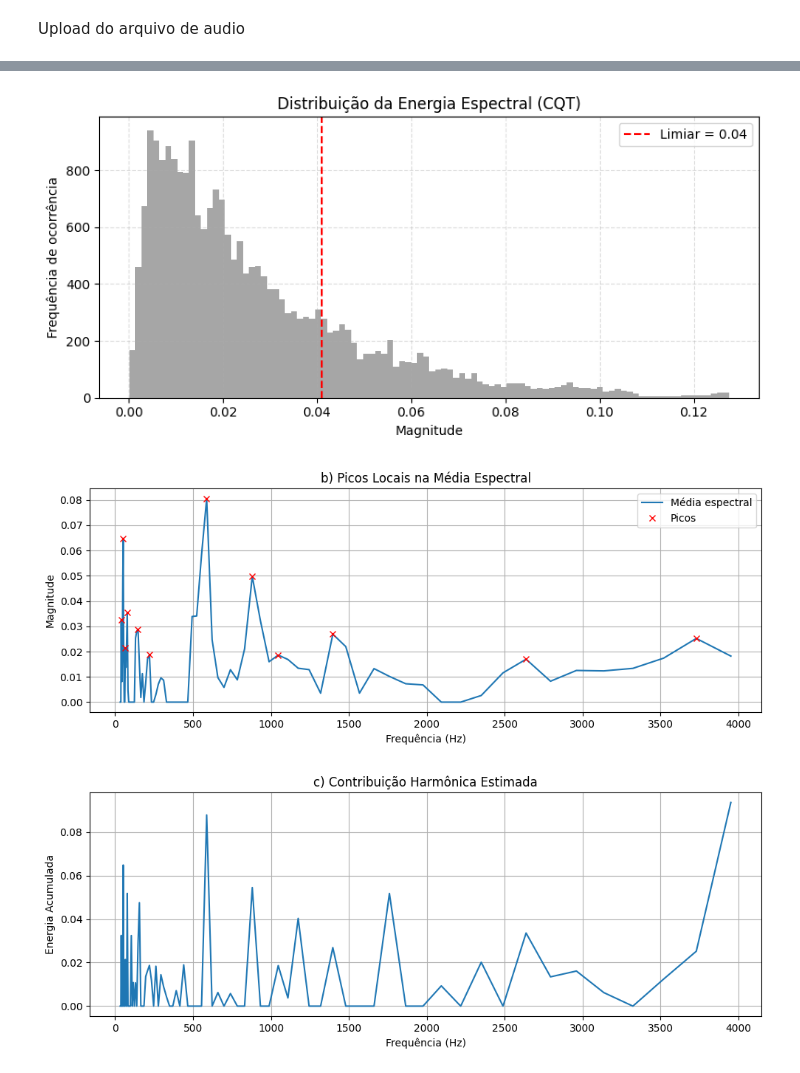
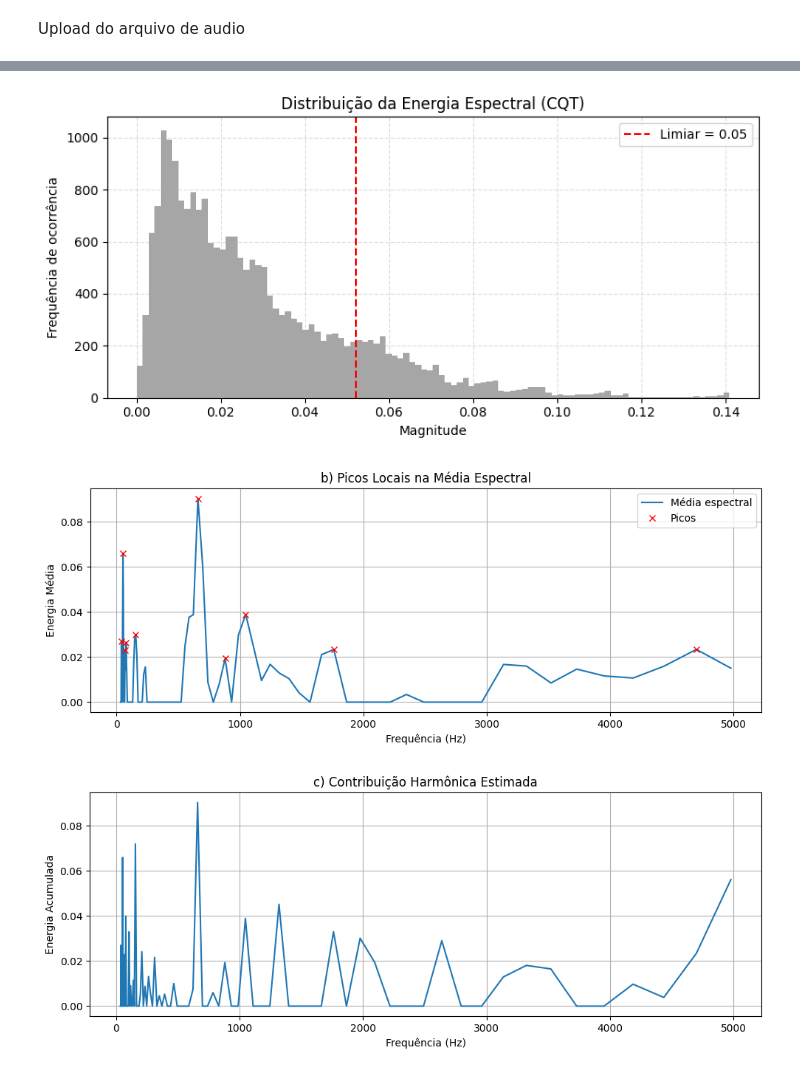
Before and after one commit to DanielFBottega/chords-identifier-TCC, a Jupyter notebook: Espectrograma.ipynb, the cells around one changed output, grey strips where cells are left out. Saved outputs shown, nothing was run; the diff lists cells and outputs as text; code cells hidden in the pictures.

```diff
--- a/Espectrograma.ipynb
+++ b/Espectrograma.ipynb
@@ -30,28 +30,28 @@ Duração: 3.15 segundos
 # %%
 # ✅ Aplicar CQT (Transformada Q-Constante)
-C = np.abs(librosa.cqt(y, sr=sr, hop_length=512, bins_per_octave=12*7, n_bins=84))  # 7 oitavas
-frequencies = librosa.cqt_frequencies(n_bins=84, fmin=librosa.note_to_hz('C1'))
+C = np.abs(librosa.cqt(y, sr=sr, hop_length=512, bins_per_octave=88, n_bins=88))  # 8 oitavas
+frequencies = librosa.cqt_frequencies(n_bins=88, fmin=librosa.note_to_hz('C1'))
 # %%
 # ✅ Etapa A: Limiar adaptativo
 mean_energy = np.mean(C)  # Calcula a energia média de todos os coeficientes da CQT (magnitude média do espectro)
-threshold = mean_energy * 1.5 # Ajustável
+threshold = mean_energy * 1.8 # Ajustável
 
 # 📊 Plotar histograma da energia com o limiar visual
 plt.figure(figsize=(8, 4))
 plt.hist(C.flatten(), bins=100, color='gray', alpha=0.7)
 plt.axvline(threshold, color='red', linestyle='--', label=f'Limiar = {threshold:.2f}')
 plt.title('Distribuição da Energia Espectral (CQT)')
 plt.xlabel('Magnitude')
 plt.ylabel('Frequência de ocorrência')
 plt.legend()
 plt.grid(True, linestyle='--', alpha=0.4)
 plt.tight_layout()
 plt.show()
 
 # Aplicando de fato o Limiar adaptativo para seguir em frente
 C_thresh = np.where(C > threshold, C, 0) # Mantém apenas os valores acima do limiar; zera o restante (remove ruídos e baixas energias)
 # %% [output]
-[figure, old version]
+[figure, new version]
 # %%
 # ✅ Etapa B: Identificação de picos locais na média espectral
 mean_spectrum = np.mean(C_thresh, axis=1)
@@ -62,13 +62,13 @@ plt.plot(frequencies, mean_spectrum, label='Média espectral')
 plt.plot(frequencies[peaks], mean_spectrum[peaks], 'rx', label='Picos')
 plt.title('b) Picos Locais na Média Espectral')
 plt.xlabel('Frequência (Hz)')
-plt.ylabel('Magnitude')
+plt.ylabel('Energia Média')
 plt.legend()
 plt.grid(True)
 plt.tight_layout()
 plt.show()
 # %% [output]
-[figure, old version]
+[figure, new version]
 # %%
 # ✅ Etapa C: Cálculo da contribuição harmônica
 harmonic_weights = np.zeros_like(mean_spectrum)
@@ -88,7 +88,7 @@ plt.grid(True)
 plt.tight_layout()
 plt.show()
 # %% [output]
-[figure, old version]
+[figure, new version]
 # %%
 # ✅ Etapa D: Construção do vetor Chroma
 chroma = librosa.feature.chroma_cqt(y=y, sr=sr, hop_length=512)
```
Also changed, not shown: parts of 5 cells of this notebook.
